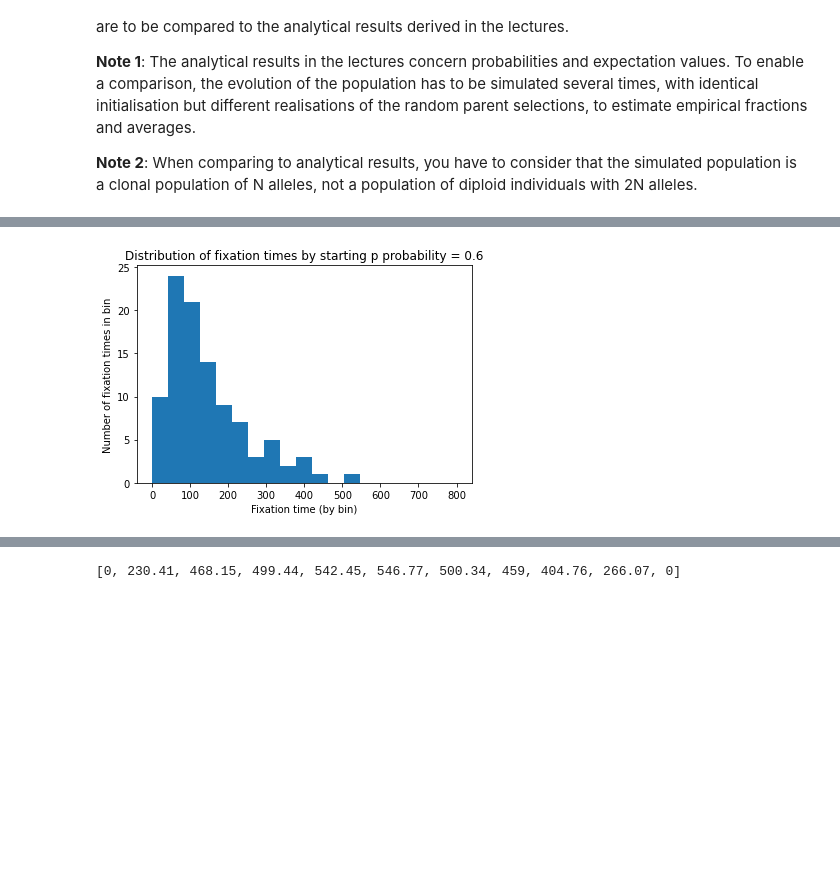
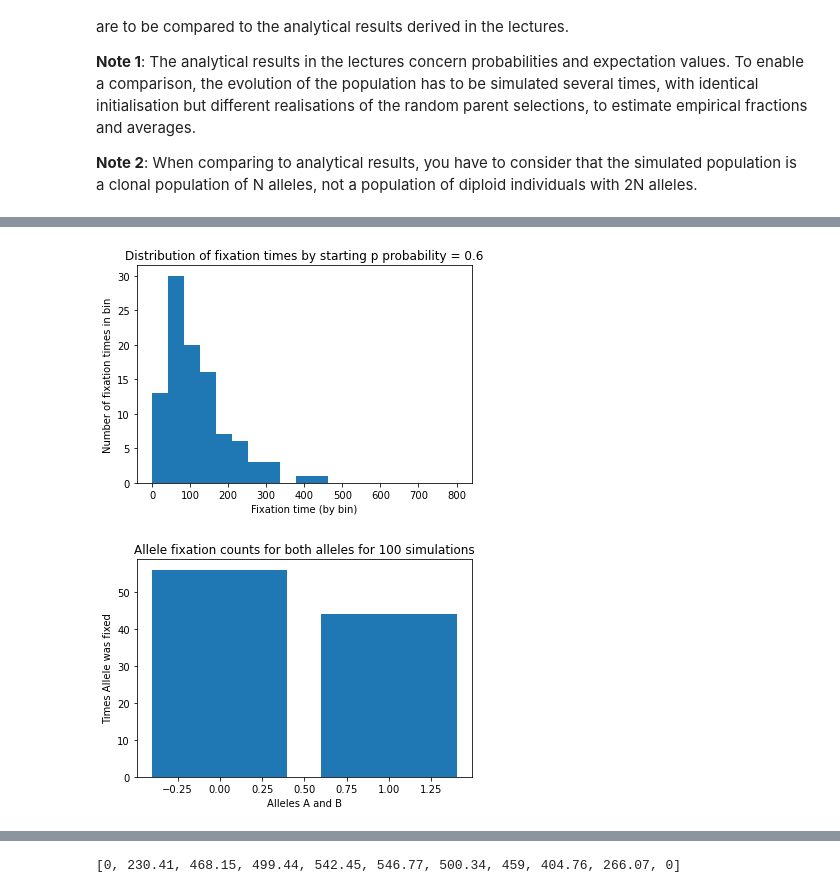
Before and after one commit to yann-zhong/GPOP-Project-YZ, a Jupyter notebook: Project_Yann_Zhong.ipynb, the cells around one changed output, grey strips where cells are left out. Cells and saved outputs as stored; diff of their text form; code cells hidden in the pictures; blank space fills up the shorter version.

```diff
--- a/Project_Yann_Zhong.ipynb
+++ b/Project_Yann_Zhong.ipynb
@@ -58,6 +59,7 @@ def clonal_population(p,q,generations,population):
     whole_pop_distribution = []     # Empty list for storing all subsequent iterations
 
     fixation_time = 0               # Generation when one allele has dominated and the other disappeared
+    fixed_allele = "Z"
 
     current_pop_distribution = [p_population,q_population]
     whole_pop_distribution.append(current_pop_distribution)
@@ -108,35 +109,54 @@ Fixation reached for allele B
 # %%
 # APPROXIMATION OF FIXATION TIME ON P = 0.6 - DONE ONLY ONE ONE PROBABILITY
 # ----- Initialize simulation variables ----- #
 
 p = 0.6               # Allele A probability
 q = 1-p               # Allele B probability
 generations = 800     # Around > 500 seems decent, otherwise don't always get fixation
 population = 100
 simulations = 100
 
 # Run the simulation with same parameters a large number of times to get average on fixation time
 # Potentially plot fixation time versus p to get a sense of
 
-def get_fixation_times(p,q,generations,population,simulations):    # Gets average fixation time based on nb of simulations
+def get_fix_times_n_fix_alleles(p,q,generations,population,simulations):    # Gets average fixation time based on nb of simulations
     all_fix_times = []
+    all_fix_alleles = []
+
     for i in range(simulations):
 
-        distribution,fix_time = clonal_population(p,q,generations,population)
-        all_fix_times.append(fix_time)
+        distr = clonal_population(p,q,generations,population)
+        all_fix_times.append(distr[1])
+        all_fix_alleles.append(distr[2])
 
-    return all_fix_times
+    fix_counts = [0,0]
+    for allele in all_fix_alleles:
+        if allele == "A":
+            fix_counts[0] +=1            # Simulations where A is fixed
+        else:
+            fix_counts[1] +=1            # Simulations where B is fixed
 
-all_fix = get_fixation_times(p,q,generations,population,simulations)
+    return all_fix_times,fix_counts
 
-# Plot on a histogram
+all_fix_times,fix_counts = get_fix_times_n_fix_alleles(p,q,generations,population,simulations)
+
+# Plot distribution of fixation times on a histogram
 HIST_BINS = np.linspace(0, generations, 20)     # What is the best number of bins?
-n, _ = np.histogram(all_fix, HIST_BINS)
-
-plt.hist(all_fix,HIST_BINS)
+HIST_BINS_2 = [0,1]
+plt.figure()
+plt.hist(all_fix_times,HIST_BINS)
 plt.xlabel("Fixation time (by bin)")
 plt.ylabel("Number of fixation times in bin")
 plt.title("Distribution of fixation times by starting p probability = 0.6")
 plt.show()
+
+# Plot probability of fixing allele A based on p = 0.6
+plt.figure()
+plt.bar([0,1],fix_counts)
+plt.xlabel("Alleles A and B")
+plt.ylabel("Times Allele was fixed")
+plt.title("Allele fixation counts for both alleles for "+str(simulations)+" simulations")
+plt.show()
 # %% [output]
-[figure, old version]
+[figure, new version]
+[figure, added]
```
Also changed, not shown: parts of 12 cells of this notebook.
